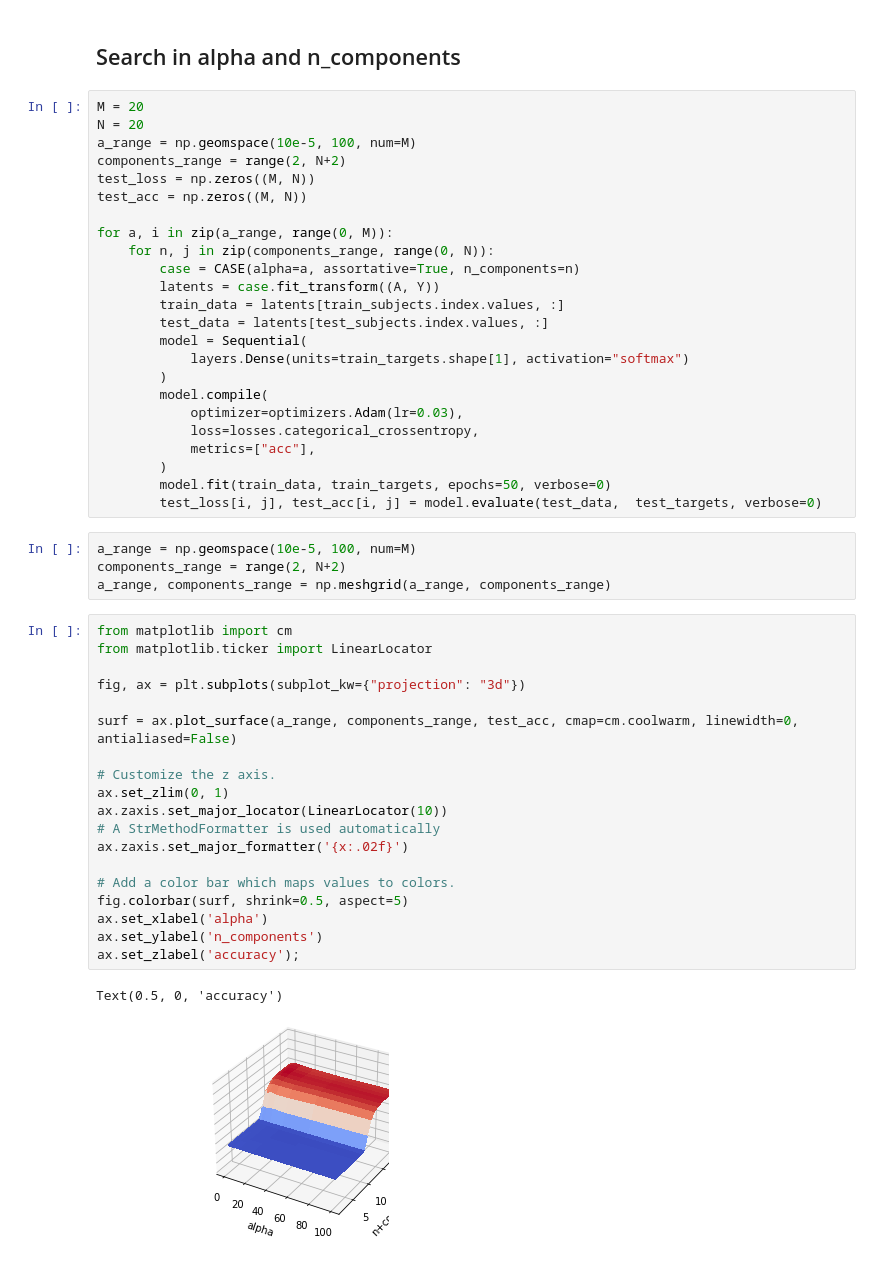
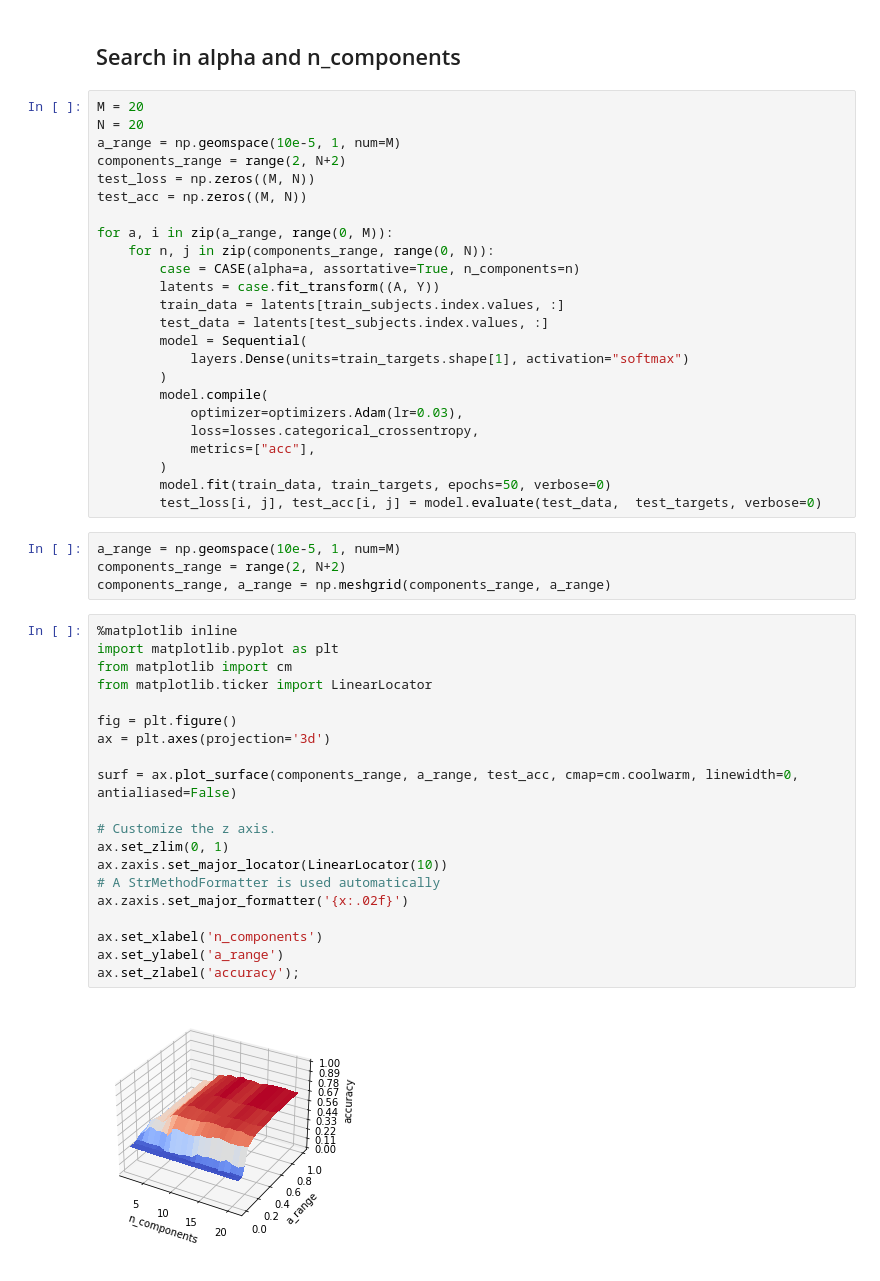
Before and after one commit to zeou1/graspy, a Jupyter notebook: docs/tutorials/embedding/CASConCORA.ipynb, the cells around one changed output. Drawn from its saved outputs; the diff is of its cells as text.

```diff
--- a/docs/tutorials/embedding/CASConCORA.ipynb
+++ b/docs/tutorials/embedding/CASConCORA.ipynb
@@ -139,7 +250,7 @@ array(['Case_Based', 'Genetic_Algorithms', 'Neural_Networks',
 # %%
 M = 20
 N = 20
-a_range = np.geomspace(10e-5, 100, num=M)
+a_range = np.geomspace(10e-5, 1, num=M)
 components_range = range(2, N+2)
 test_loss = np.zeros((M, N))
 test_acc = np.zeros((M, N))
@@ -161,28 +272,28 @@ for a, i in zip(a_range, range(0, M)):
         model.fit(train_data, train_targets, epochs=50, verbose=0)
         test_loss[i, j], test_acc[i, j] = model.evaluate(test_data,  test_targets, verbose=0)
 # %%
-a_range = np.geomspace(10e-5, 100, num=M)
+a_range = np.geomspace(10e-5, 1, num=M)
 components_range = range(2, N+2)
-a_range, components_range = np.meshgrid(a_range, components_range)
+components_range, a_range = np.meshgrid(components_range, a_range)
 # %%
+%matplotlib inline
+import matplotlib.pyplot as plt
 from matplotlib import cm
 from matplotlib.ticker import LinearLocator
 
-fig, ax = plt.subplots(subplot_kw={"projection": "3d"})
+fig = plt.figure()
+ax = plt.axes(projection='3d')
 
-surf = ax.plot_surface(a_range, components_range, test_acc, cmap=cm.coolwarm, linewidth=0, antialiased=False)
+surf = ax.plot_surface(components_range, a_range, test_acc, cmap=cm.coolwarm, linewidth=0, antialiased=False)
 
 # Customize the z axis.
 ax.set_zlim(0, 1)
 ax.zaxis.set_major_locator(LinearLocator(10))
 # A StrMethodFormatter is used automatically
 ax.zaxis.set_major_formatter('{x:.02f}')
 
-# Add a color bar which maps values to colors.
-fig.colorbar(surf, shrink=0.5, aspect=5)
-ax.set_xlabel('alpha')
-ax.set_ylabel('n_components')
+ax.set_xlabel('n_components')
+ax.set_ylabel('a_range')
 ax.set_zlabel('accuracy');
 # %% [output]
-Text(0.5, 0, 'accuracy')
-[figure, old version]
+[figure, new version]
```
Also changed, not shown: parts of 20 cells of this notebook.
